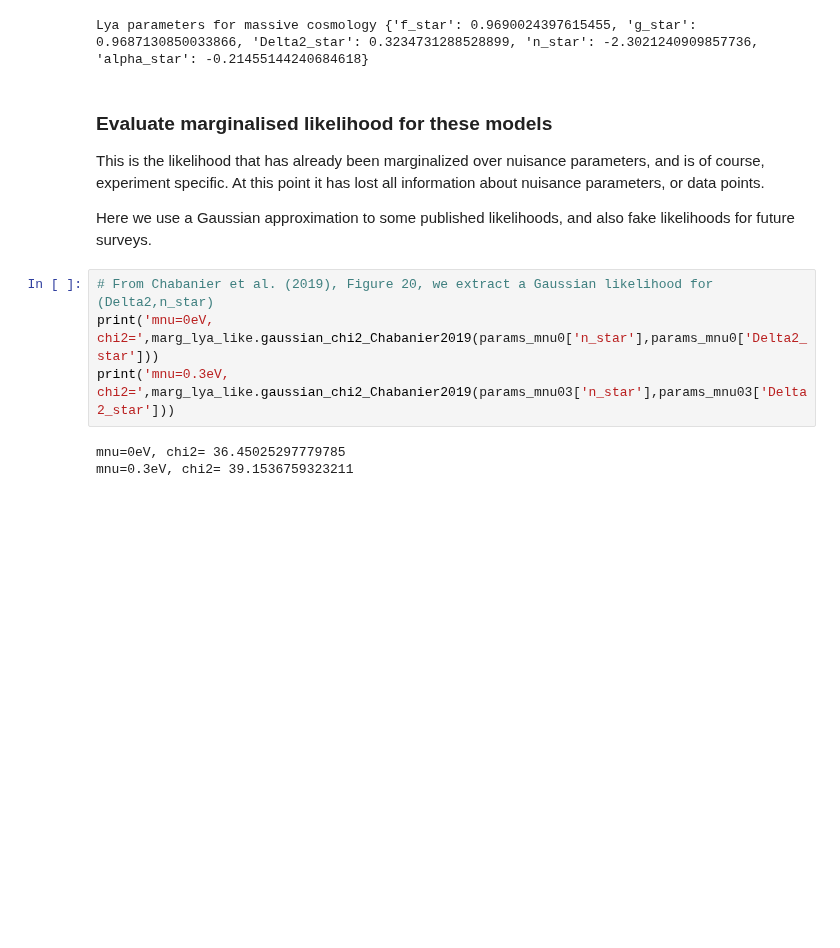
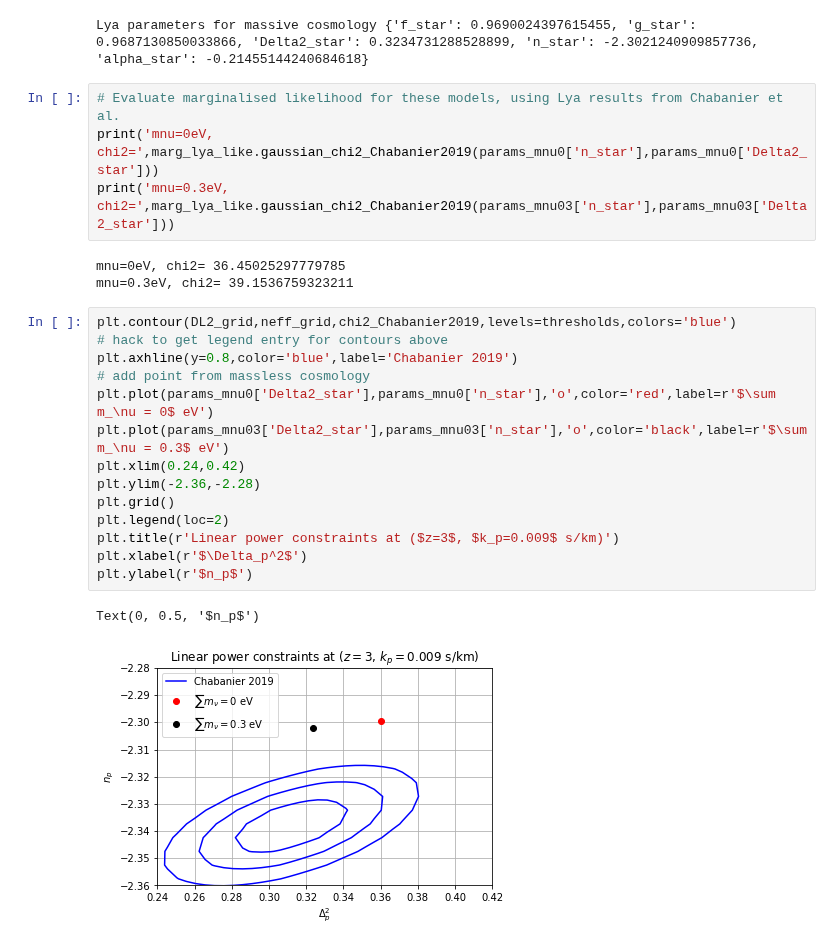
Before and after one commit to igmhub/cup1d, a Jupyter notebook: notebooks/test_marg_lya_like.ipynb, the cells around one changed output. Cells and saved outputs as stored; diff of their text form; blank space fills up the shorter version.

```diff
--- a/notebooks/test_marg_lya_like.ipynb
+++ b/notebooks/test_marg_lya_like.ipynb
@@ -58,16 +104,27 @@ params_mnu03=linP_model_mnu03.get_params()
 print('Lya parameters for massive cosmology',params_mnu03)
 # %% [output]
 Lya parameters for massive cosmology {'f_star': 0.9690024397615455, 'g_star': 0.9687130850033866, 'Delta2_star': 0.3234731288528899, 'n_star': -2.3021240909857736, 'alpha_star': -0.21455144240684618}
-# %% [markdown]
-### Evaluate marginalised likelihood for these models
-
-This is the likelihood that has already been marginalized over nuisance parameters, and is of course, experiment specific. At this point it has lost all information about nuisance parameters, or data points.
-
-Here we use a Gaussian approximation to some published likelihoods, and also fake likelihoods for future surveys.
 # %%
-# From Chabanier et al. (2019), Figure 20, we extract a Gaussian likelihood for (Delta2,n_star)
+# Evaluate marginalised likelihood for these models, using Lya results from Chabanier et al.
 print('mnu=0eV, chi2=',marg_lya_like.gaussian_chi2_Chabanier2019(params_mnu0['n_star'],params_mnu0['Delta2_star']))
 print('mnu=0.3eV, chi2=',marg_lya_like.gaussian_chi2_Chabanier2019(params_mnu03['n_star'],params_mnu03['Delta2_star']))
 # %% [output]
 mnu=0eV, chi2= 36.45025297779785
 mnu=0.3eV, chi2= 39.1536759323211
+# %%
+plt.contour(DL2_grid,neff_grid,chi2_Chabanier2019,levels=thresholds,colors='blue')
+# hack to get legend entry for contours above
+plt.axhline(y=0.8,color='blue',label='Chabanier 2019')
+# add point from massless cosmology
+plt.plot(params_mnu0['Delta2_star'],params_mnu0['n_star'],'o',color='red',label=r'$\sum m_\nu = 0$ eV')
+plt.plot(params_mnu03['Delta2_star'],params_mnu03['n_star'],'o',color='black',label=r'$\sum m_\nu = 0.3$ eV')
+plt.xlim(0.24,0.42)
+plt.ylim(-2.36,-2.28)
+plt.grid()
+plt.legend(loc=2)
+plt.title(r'Linear power constraints at ($z=3$, $k_p=0.009$ s/km)')
+plt.xlabel(r'$\Delta_p^2$')
+plt.ylabel(r'$n_p$')
+# %% [output]
+Text(0, 0.5, '$n_p$')
+[figure, added]
```
Also changed, not shown: parts of 6 cells of this notebook.
